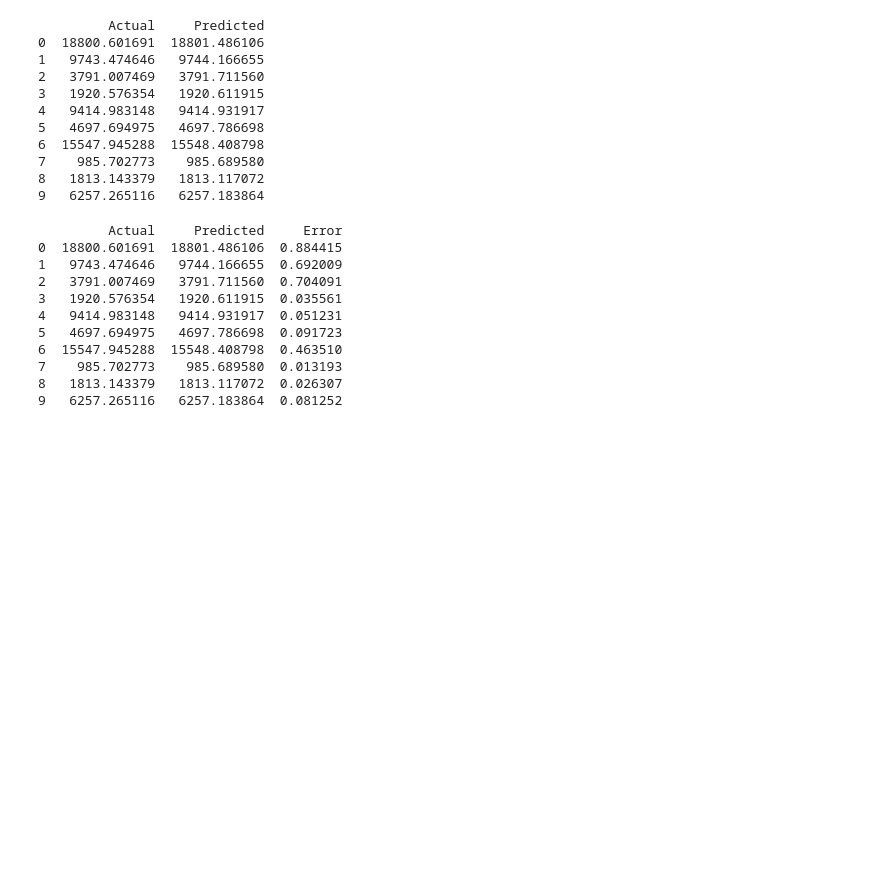
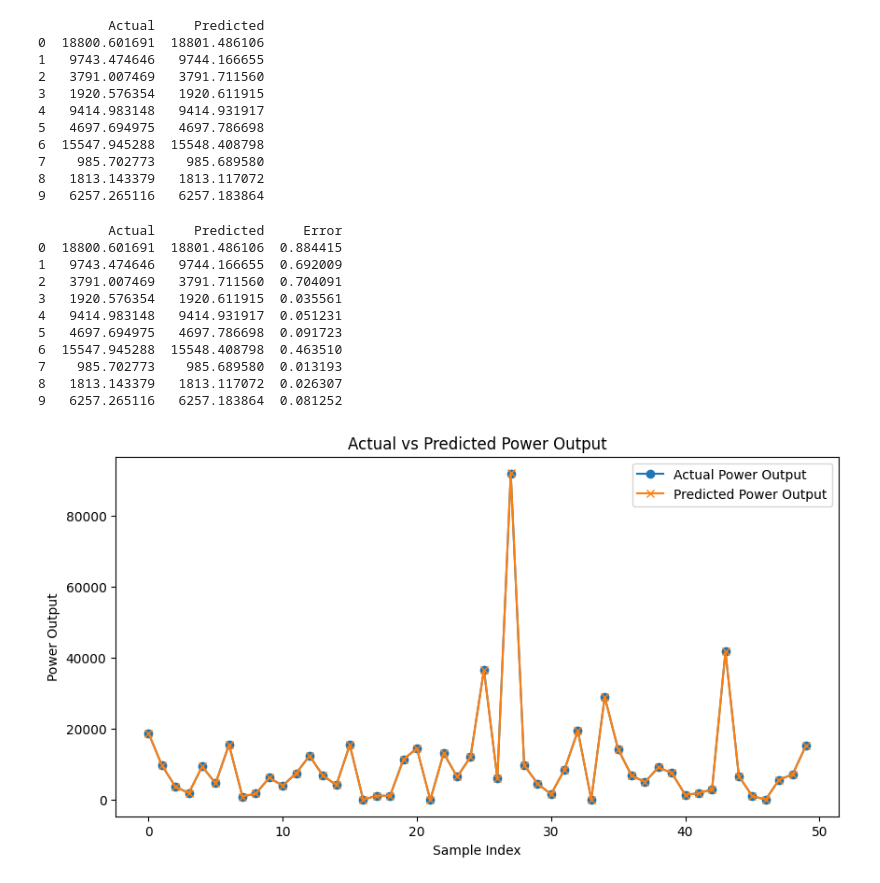
Before and after one commit to SShreya22/Wind_Turbine, a Jupyter notebook: Wind_Turbine.ipynb, the cells around one changed output. Saved outputs shown, nothing was run; the diff lists cells and outputs as text; code cells hidden in the pictures; blank space fills up the shorter version.

Commit message:
visualisation

```diff
--- a/Wind_Turbine.ipynb
+++ b/Wind_Turbine.ipynb
@@ -341,3 +341,17 @@ print(comparison)
 7    985.702773    985.689580  0.013193
 8   1813.143379   1813.117072  0.026307
 9   6257.265116   6257.183864  0.081252
+# %%
+#visualisation
+import matplotlib.pyplot as plt
+
+plt.figure(figsize=(10, 5))
+plt.plot(y_test[:50].values, label="Actual Power Output", marker='o')
+plt.plot(y_pred[:50], label="Predicted Power Output", marker='x')
+plt.xlabel("Sample Index")
+plt.ylabel("Power Output")
+plt.legend()
+plt.title("Actual vs Predicted Power Output")
+plt.show()
+# %% [output]
+[figure, added]
```
